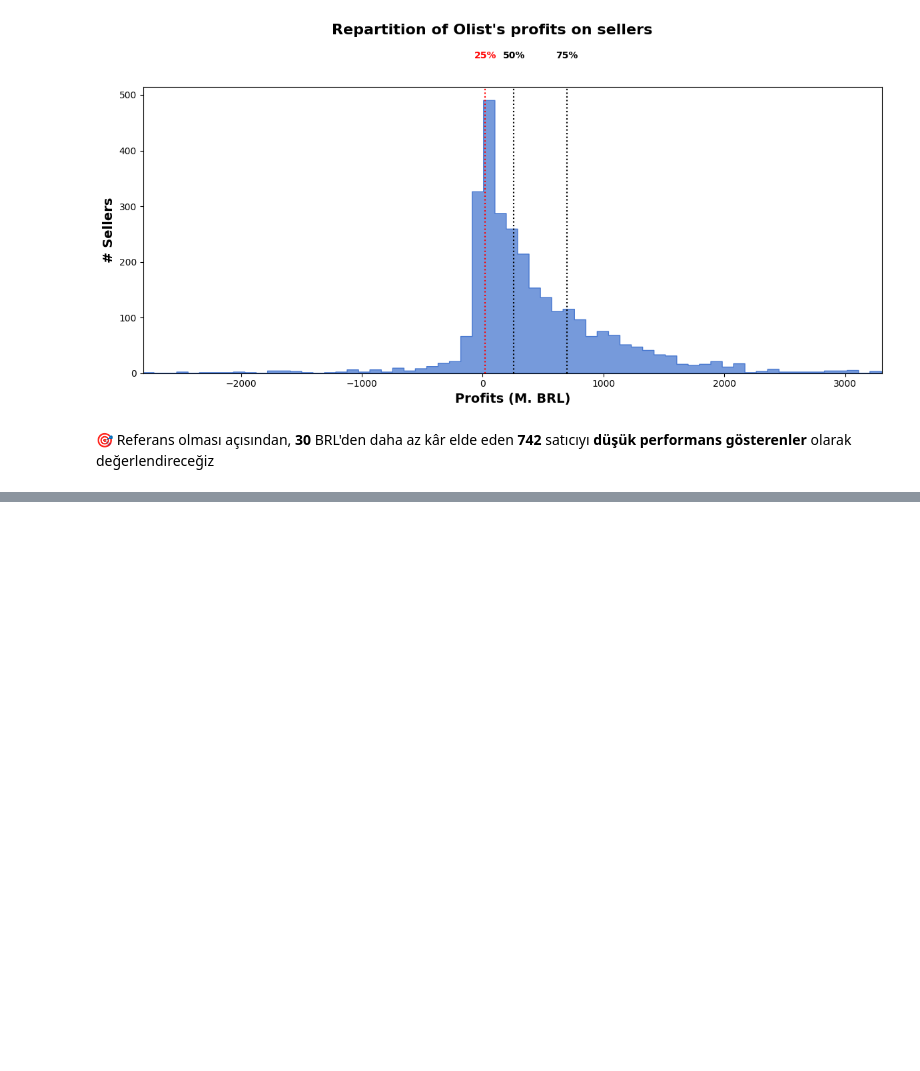
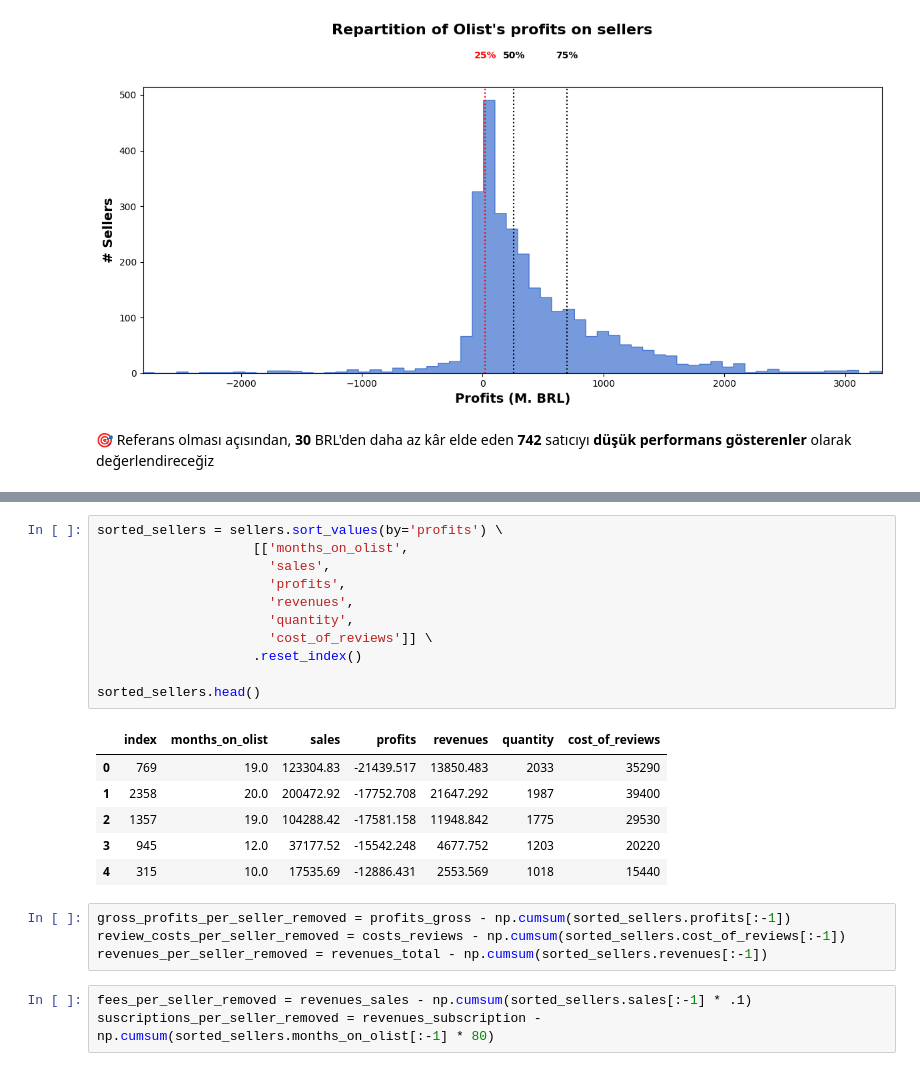
Before and after one commit to tmy-datamesa/data-olist-ceo-request, a Jupyter notebook: CEO_request.ipynb, the cells around one changed output, grey strips where cells are left out. Saved outputs shown, nothing was run; the diff lists cells and outputs as text; blank space fills up the shorter version.

```diff
--- a/CEO_request.ipynb
+++ b/CEO_request.ipynb
@@ -494,0 +538,25 @@ fig.tight_layout();
+# %%
+sorted_sellers = sellers.sort_values(by='profits') \
+                    [['months_on_olist',
+                      'sales',
+                      'profits',
+                      'revenues',
+                      'quantity',
+                      'cost_of_reviews']] \
+                    .reset_index()
+
+sorted_sellers.head()
+# %% [output]
+|  | index | months_on_olist | sales | profits | revenues | quantity | cost_of_reviews |
+| 0 | 769 | 19.0 | 123304.83 | -21439.517 | 13850.483 | 2033 | 35290 |
+| 1 | 2358 | 20.0 | 200472.92 | -17752.708 | 21647.292 | 1987 | 39400 |
+| 2 | 1357 | 19.0 | 104288.42 | -17581.158 | 11948.842 | 1775 | 29530 |
+| 3 | 945 | 12.0 | 37177.52 | -15542.248 | 4677.752 | 1203 | 20220 |
+| 4 | 315 | 10.0 | 17535.69 | -12886.431 | 2553.569 | 1018 | 15440 |
+# %%
+gross_profits_per_seller_removed = profits_gross - np.cumsum(sorted_sellers.profits[:-1])
+review_costs_per_seller_removed = costs_reviews - np.cumsum(sorted_sellers.cost_of_reviews[:-1])
+revenues_per_seller_removed = revenues_total - np.cumsum(sorted_sellers.revenues[:-1])
+# %%
+fees_per_seller_removed = revenues_sales - np.cumsum(sorted_sellers.sales[:-1] * .1)
+suscriptions_per_seller_removed = revenues_subscription - np.cumsum(sorted_sellers.months_on_olist[:-1] * 80)
```
Also changed, not shown: parts of 16 cells of this notebook.
